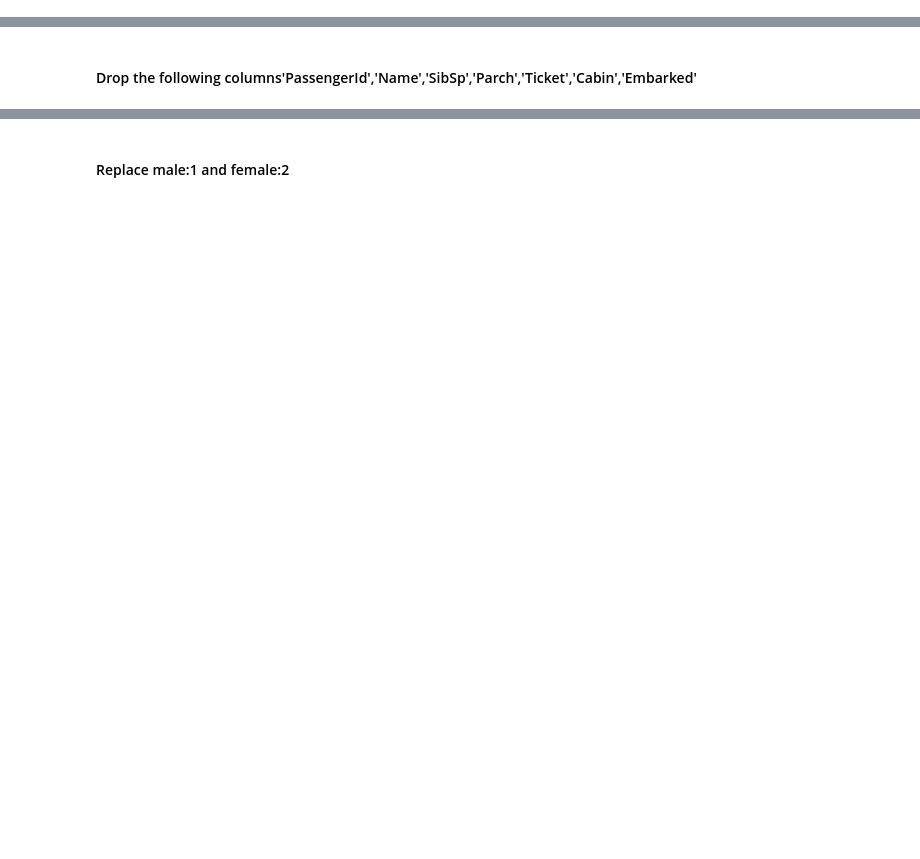
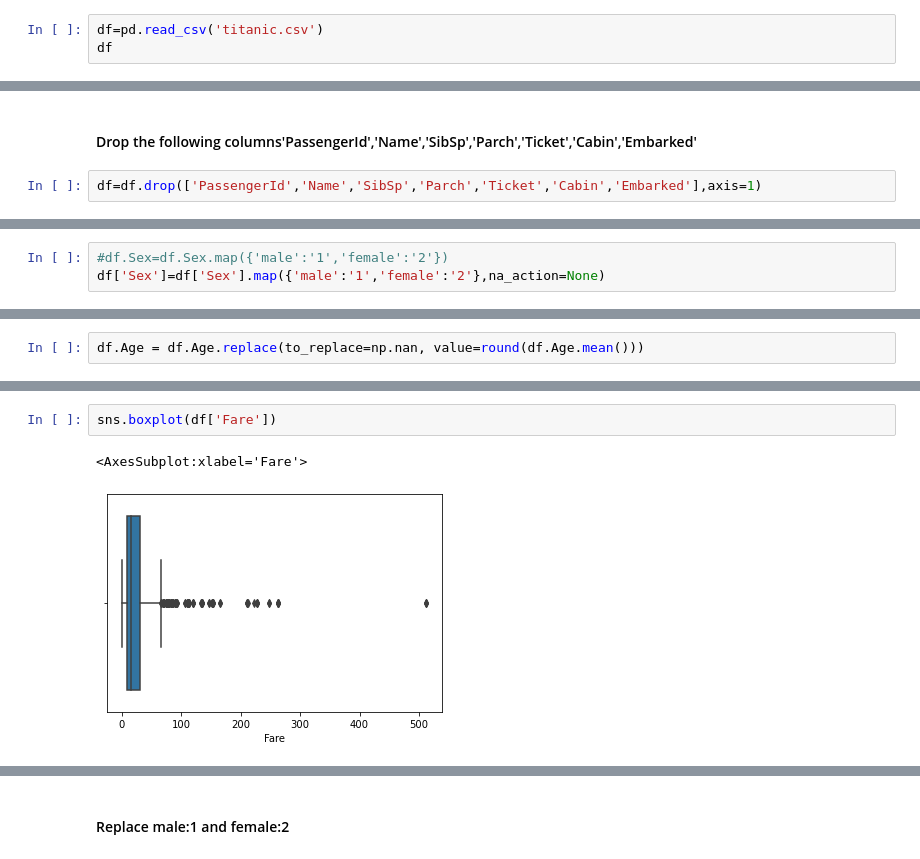
Before and after one commit to Leena-shibu/Predictivemodelling, a Jupyter notebook: DecisionTree/Titanic_Exercise.ipynb, the cells around one changed output, grey strips where cells are left out. Drawn from its saved outputs; the diff is of its cells as text; blank space fills up the shorter version.

```diff
--- a/DecisionTree/Titanic_Exercise.ipynb
+++ b/DecisionTree/Titanic_Exercise.ipynb
@@ -3,2 +10,5 @@
 # %% [markdown]
 #### Examine number of rows and columns and descriptive statistics
+# %%
+df=pd.read_csv('titanic.csv')
+df
@@ -5,2 +29,4 @@
 # %% [markdown]
 #### Drop the following columns'PassengerId','Name','SibSp','Parch','Ticket','Cabin','Embarked'
+# %%
+df=df.drop(['PassengerId','Name','SibSp','Parch','Ticket','Cabin','Embarked'],axis=1)
@@ -6,0 +42,3 @@
+# %%
+#df.Sex=df.Sex.map({'male':'1','female':'2'})
+df['Sex']=df['Sex'].map({'male':'1','female':'2'},na_action=None)
@@ -6,0 +61,2 @@
+# %%
+df.Age = df.Age.replace(to_replace=np.nan, value=round(df.Age.mean()))
@@ -6,0 +83,5 @@
+# %%
+sns.boxplot(df['Fare'])
+# %% [output]
+<AxesSubplot:xlabel='Fare'>
+[figure, added]
```
Also changed, not shown: parts of 28 cells of this notebook.
